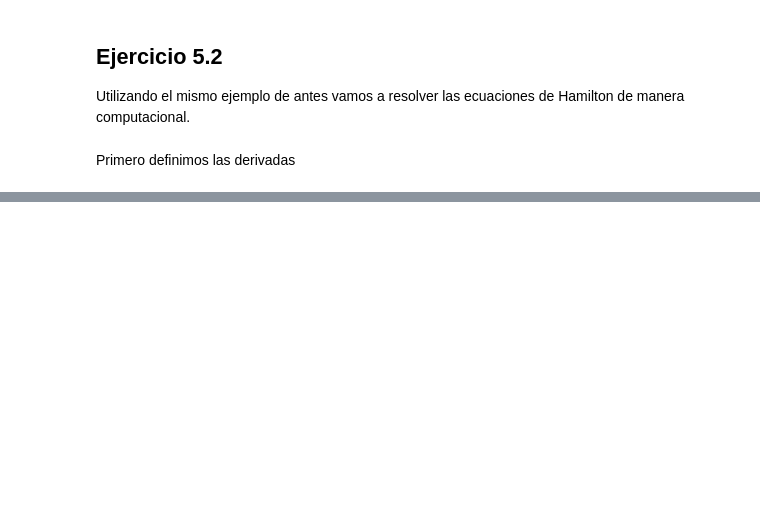
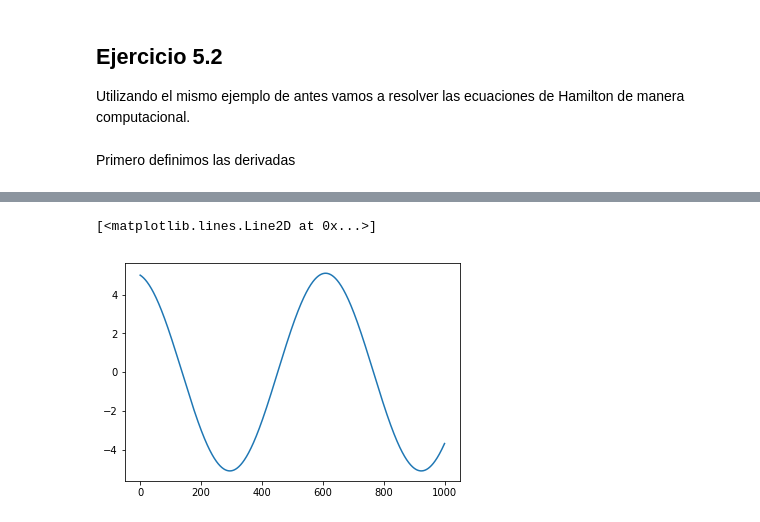
Before and after one commit to ComputoCienciasUniandes/MetodosComputacionalesAvanzados, a Jupyter notebook: secciones/05.MCMC/05_Hamiltoniano.ipynb, the cells around one changed output, grey strips where cells are left out. Drawn from its saved outputs; the diff is of its cells as text; code cells hidden in the pictures; blank space fills up the shorter version.

```diff
--- a/secciones/05.MCMC/05_Hamiltoniano.ipynb
+++ b/secciones/05.MCMC/05_Hamiltoniano.ipynb
@@ -94,0 +125,5 @@ def solve(delta_t = 1E-2, n_steps=1000):
+# %%
+plt.plot(px)
+# %% [output]
+[<matplotlib.lines.Line2D at 0x...>]
+[figure, added]
```
Also changed, not shown: parts of 4 cells of this notebook.
